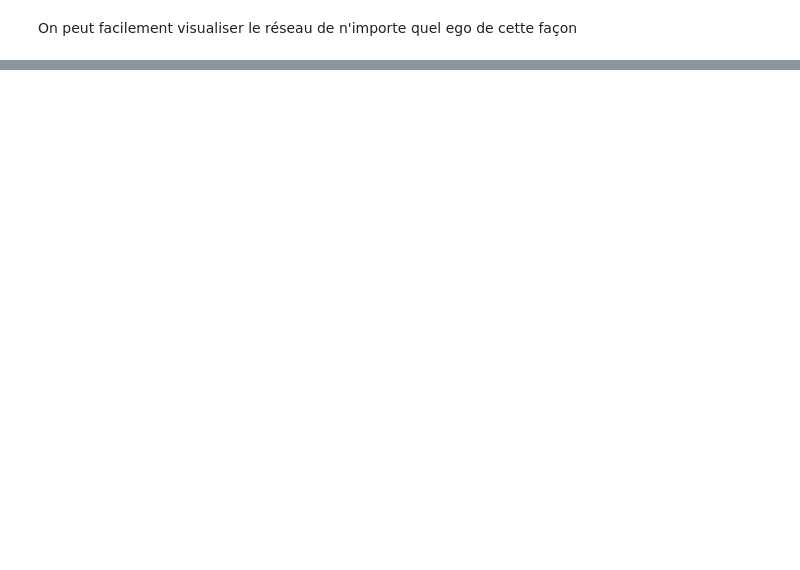
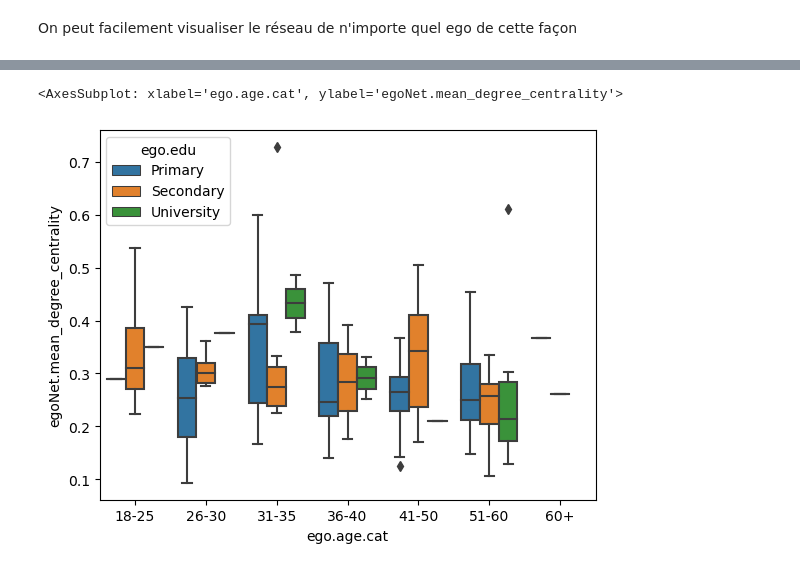
Before and after one commit to LeoMaurice/reseau_class, a Jupyter notebook: project_migrants/src/integration_analysis.ipynb, the cells around one changed output, grey strips where cells are left out. Cells and saved outputs as stored; diff of their text form; code cells hidden in the pictures; blank space fills up the shorter version.

```diff
--- a/project_migrants/src/integration_analysis.ipynb
+++ b/project_migrants/src/integration_analysis.ipynb
@@ -29,0 +93,5 @@ nx.draw(Egos.loc[149,"egoNet"])
+# %%
+sns.boxplot(data=Egos, x="ego.age.cat", y="egoNet.mean_degree_centrality", hue="ego.edu")
+# %% [output]
+<AxesSubplot: xlabel='ego.age.cat', ylabel='egoNet.mean_degree_centrality'>
+[figure, added]
```
Also changed, not shown: parts of 30 cells of this notebook.
